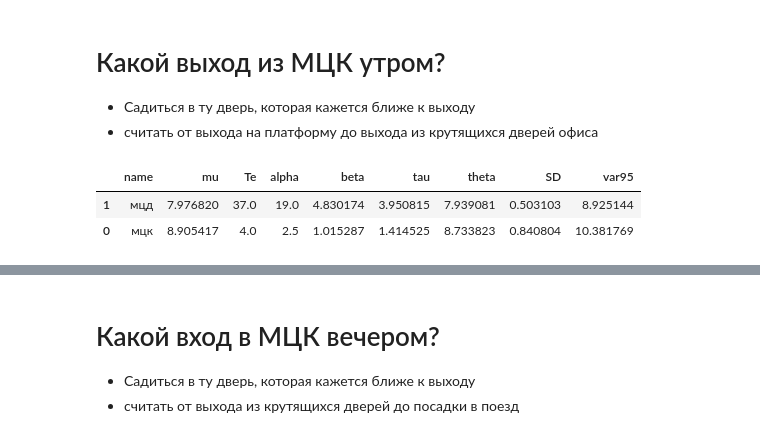
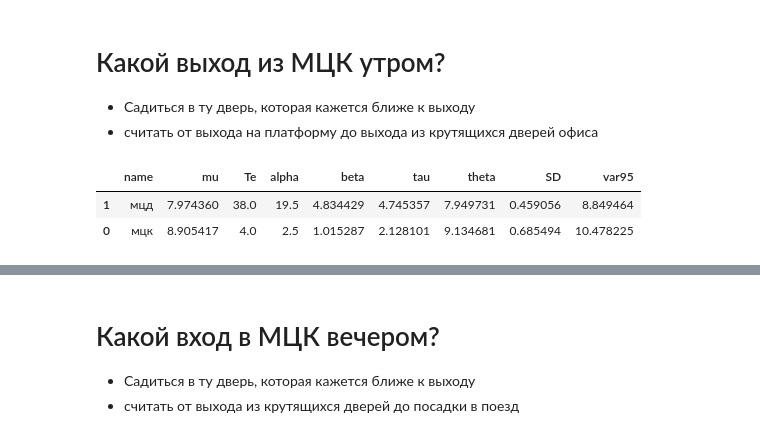
Before and after one commit to ksetdekov/trip_choice_optimizer, a Jupyter notebook: coffee-amount-optimization.ipynb, the cells around one changed output, grey strips where cells are left out. Saved outputs shown, nothing was run; the diff lists cells and outputs as text; code cells hidden in the pictures.

```diff
--- a/coffee-amount-optimization.ipynb
+++ b/coffee-amount-optimization.ipynb
@@ -305,36 +307,37 @@ morning_exit.update_hands("мцд", '0:08:05.6') # fr 13 dec
 morning_exit.update_hands("мцд", '0:08:37') # пн 16 dec
 morning_exit.update_hands("мцд", '0:07:38.9') # tue 17 dec
 morning_exit.update_hands("мцк", '0:08:59.2') # wed 18 dec
 morning_exit.update_hands("мцд", '0:07:27.7') # th 19 dec
 morning_exit.update_hands("мцд", '0:07:56.5') # fr 20 dec
 morning_exit.update_hands("мцд", '0:07:26.32') # mon 23 dec
 morning_exit.update_hands("мцд", '0:09:09.3') # tue 24 dec
 morning_exit.update_hands("мцд", '0:07:53.2') # wed 25 dec
 morning_exit.update_hands("мцд", '0:07:32.9') # thr 26 dec
 morning_exit.update_hands("мцд", '0:07:06.4') # thr 09 jan 2025
 morning_exit.update_hands("мцд", '0:08:12.6') # fr 10 jan 2025
 morning_exit.update_hands("мцд", '0:07:39.3') # mon 13 jan 2025
 morning_exit.update_hands("мцд", '0:07:54.4') # tue 14 jan 2025
 morning_exit.update_hands("мцд", '0:07:47.1') # wed 15 jan 2025
 morning_exit.update_hands("мцд", '0:08:24.0') # thr 16 jan 2025
 morning_exit.update_hands("мцд", '0:07:15.4') # fr 17 jan 2025
 morning_exit.update_hands("мцд", '0:08:04.1') # mon 20 jan 2025
 morning_exit.update_hands("мцд", '0:07:52.4') # tue 21 jan 2025
 morning_exit.update_hands("мцд", '0:07:40.0') # wed 22 jan 2025
 morning_exit.update_hands("мцд", '0:07:21.0') # thr 23 jan 2025
 morning_exit.update_hands("мцд", '0:07:50.5') # fr 24 jan 2025
 morning_exit.update_hands("мцд", '0:08:11.1') # mon 27 jan 2025
 morning_exit.update_hands("мцд", '0:07:21.52') # tue 28 jan 2025
 morning_exit.update_hands("мцд", '0:08:26.8') # wed 29 jan 2025
 morning_exit.update_hands("мцд", '0:08:01.8') # thr 30 jan 2025
 morning_exit.update_hands("мцд", '0:08:14.0') # mon 3 feb 2025
-morning_exit.update_hands("мцд", '0:07:51.4') # mon 4 feb 2025
+morning_exit.update_hands("мцд", '0:07:51.4') # tue 4 feb 2025
+morning_exit.update_hands("мцд", '0:07:53') # wed 5 feb 2025
 
 morning_exit.grade()
 # %% [output]
 |  | name | mu | Te | alpha | beta | tau | theta | SD | var95 |
-| 1 | мцд | 7.976820 | 37.0 | 19.0 | 4.830174 | 3.950815 | 7.939081 | 0.503103 | 8.925144 |
-| 0 | мцк | 8.905417 | 4.0 | 2.5 | 1.015287 | 1.414525 | 8.733823 | 0.840804 | 10.381769 |
+| 1 | мцд | 7.974360 | 38.0 | 19.5 | 4.834429 | 4.745357 | 7.949731 | 0.459056 | 8.849464 |
+| 0 | мцк | 8.905417 | 4.0 | 2.5 | 1.015287 | 2.128101 | 9.134681 | 0.685494 | 10.478225 |
 # %%
 fig = px.violin(morning_exit.history, y="value", x="option", box=True, points="all",
           hover_data=cups.history.columns)
```
Also changed, not shown: parts of 4 cells of this notebook.
